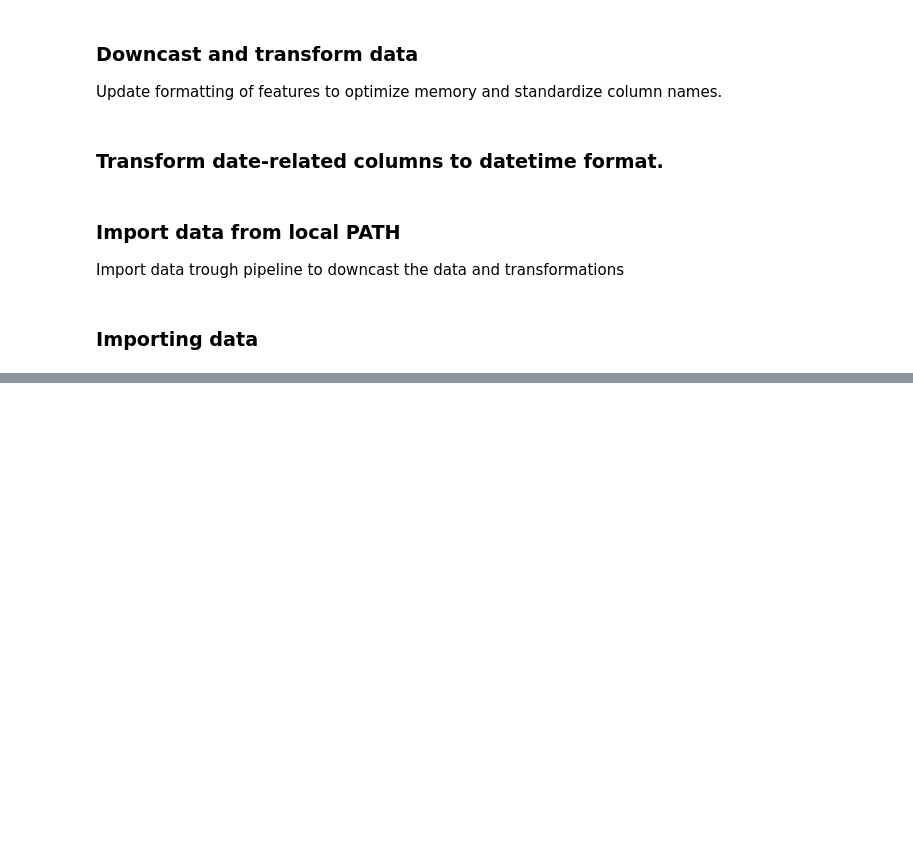
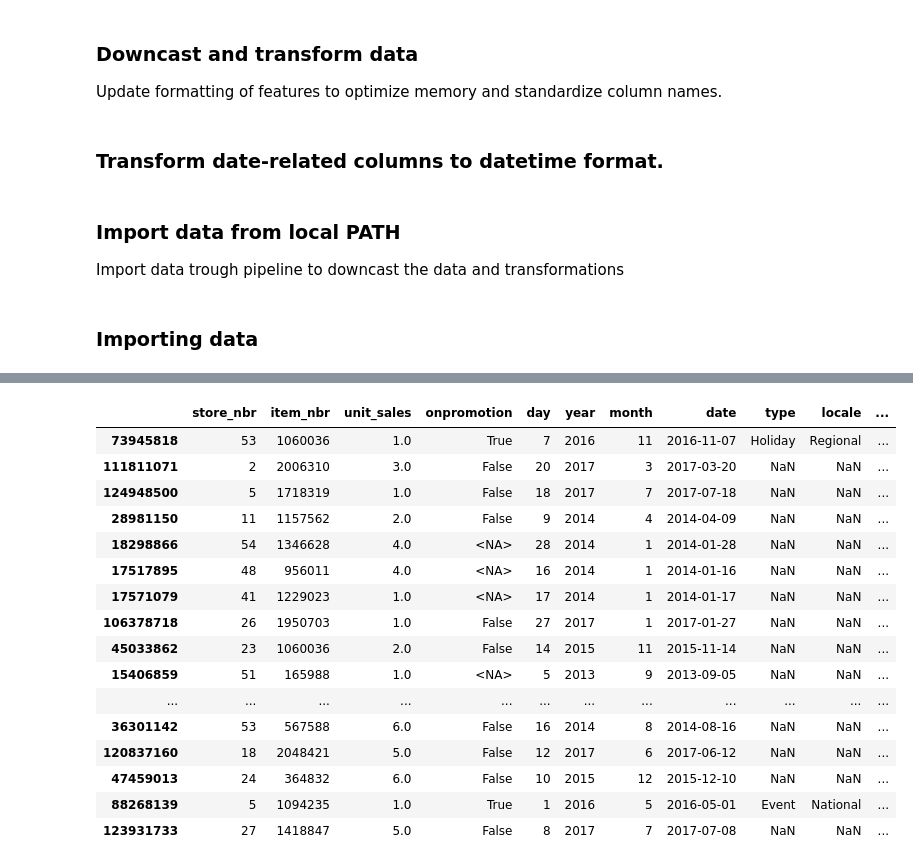
Before and after one commit to AFEngelage/Group4B, a Jupyter notebook: notebooks/2024 04 21 - Supermarket Loading first data - AFE.ipynb, the cells around one changed output, grey strips where cells are left out. Saved outputs shown, nothing was run; the diff lists cells and outputs as text; code cells hidden in the pictures; blank space fills up the shorter version.

Commit message:
Commit on aggregated sales from Alexander for EDA#

```diff
--- a/notebooks/2024 04 21 - Supermarket Loading first data - AFE.ipynb
+++ b/notebooks/2024 04 21 - Supermarket Loading first data - AFE.ipynb
@@ -253,0 +185,3 @@ memory usage: 28.0 MB
+# %%
+# Sales History per year
+df_0 = f_get_data(0)
@@ -253,0 +193,3 @@ memory usage: 28.0 MB
+# %%
+# Holidays
+df_2 = f_get_data(2)
@@ -655,0 +331,12 @@ memory usage: 897.0+ KB
+# %%
+# drop unnecessary columns 'id' to save memory
+df_0_cleaned = df_0.drop(
+    columns=[
+        "id"
+        # , "onpromotion_month_count"
+    ]
+)
+# %%
+# Merge of df_0_cleaned with df_2
+
+df_02_join = df_0_cleaned.merge(df_2, on="date", how="left")
@@ -655,0 +362,22 @@ memory usage: 897.0+ KB
+# %%
+# Sample of final merged dataframe 'df_02_join'
+
+df_02_join.sample(20)
+# %% [output]
+|  | store_nbr | item_nbr | unit_sales | onpromotion | day | year | month | date | type | locale | ... |
+| 73945818 | 53 | 1060036 | 1.0 | True | 7 | 2016 | 11 | 2016-11-07 | Holiday | Regional | ... |
+| 111811071 | 2 | 2006310 | 3.0 | False | 20 | 2017 | 3 | 2017-03-20 | NaN | NaN | ... |
+| 124948500 | 5 | 1718319 | 1.0 | False | 18 | 2017 | 7 | 2017-07-18 | NaN | NaN | ... |
+| 28981150 | 11 | 1157562 | 2.0 | False | 9 | 2014 | 4 | 2014-04-09 | NaN | NaN | ... |
+| 18298866 | 54 | 1346628 | 4.0 | <NA> | 28 | 2014 | 1 | 2014-01-28 | NaN | NaN | ... |
+| 17517895 | 48 | 956011 | 4.0 | <NA> | 16 | 2014 | 1 | 2014-01-16 | NaN | NaN | ... |
+| 17571079 | 41 | 1229023 | 1.0 | <NA> | 17 | 2014 | 1 | 2014-01-17 | NaN | NaN | ... |
+| 106378718 | 26 | 1950703 | 1.0 | False | 27 | 2017 | 1 | 2017-01-27 | NaN | NaN | ... |
+| 45033862 | 23 | 1060036 | 2.0 | False | 14 | 2015 | 11 | 2015-11-14 | NaN | NaN | ... |
+| 15406859 | 51 | 165988 | 1.0 | <NA> | 5 | 2013 | 9 | 2013-09-05 | NaN | NaN | ... |
+| ... | ... | ... | ... | ... | ... | ... | ... | ... | ... | ... | ... |
+| 36301142 | 53 | 567588 | 6.0 | False | 16 | 2014 | 8 | 2014-08-16 | NaN | NaN | ... |
+| 120837160 | 18 | 2048421 | 5.0 | False | 12 | 2017 | 6 | 2017-06-12 | NaN | NaN | ... |
+| 47459013 | 24 | 364832 | 6.0 | False | 10 | 2015 | 12 | 2015-12-10 | NaN | NaN | ... |
+| 88268139 | 5 | 1094235 | 1.0 | True | 1 | 2016 | 5 | 2016-05-01 | Event | National | ... |
+| 123931733 | 27 | 1418847 | 5.0 | False | 8 | 2017 | 7 | 2017-07-08 | NaN | NaN | ... |
```
Also changed, not shown: parts of 34 cells of this notebook.
